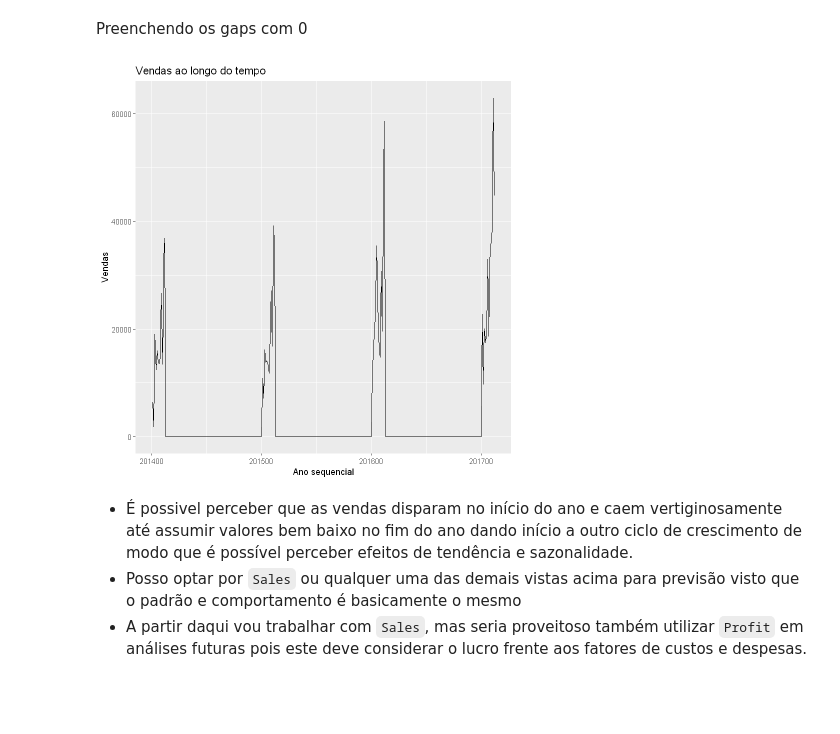
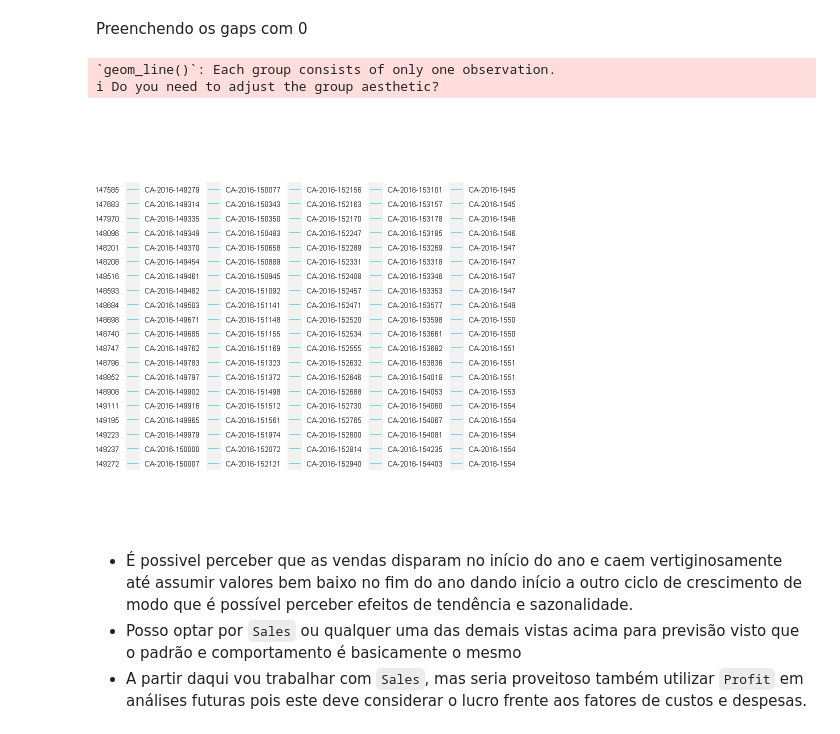
Before and after one commit to tgvp/Time_Series_Forecast, a Jupyter notebook: src/Time_Series.ipynb, the cells around one changed output. Saved outputs shown, nothing was run; the diff lists cells and outputs as text; code cells hidden in the pictures; blank space fills up the shorter version.

```diff
--- a/src/Time_Series.ipynb
+++ b/src/Time_Series.ipynb
@@ -309,13 +314,15 @@ tsib_monthly_filled <- tsib_monthly %>%
   fill_gaps(Sales = 0, Quantity = 0, Profit = 0, Discount = 0)
 # %%
 options(width = 60)
-tsib_monthly_filled  |>
+tsib  |>
   autoplot(Sales) +
   labs(title="Vendas ao longo do tempo",
        x="Ano sequencial",
        y="Vendas")
 # %% [output]
+`geom_line()`: Each group consists of only one observation.
+i Do you need to adjust the group aesthetic?
-[figure, old version]
+[figure, new version]
 # %% [markdown]
 - É possivel perceber que as vendas disparam no início do ano e caem vertiginosamente até assumir valores bem baixo no fim do ano dando início a outro ciclo de crescimento de modo que é possível perceber efeitos de tendência e sazonalidade.
 - Posso optar por `Sales` ou qualquer uma das demais vistas acima para previsão visto que o padrão e comportamento é basicamente o mesmo
```
Also changed, not shown: parts of 11 cells of this notebook.
